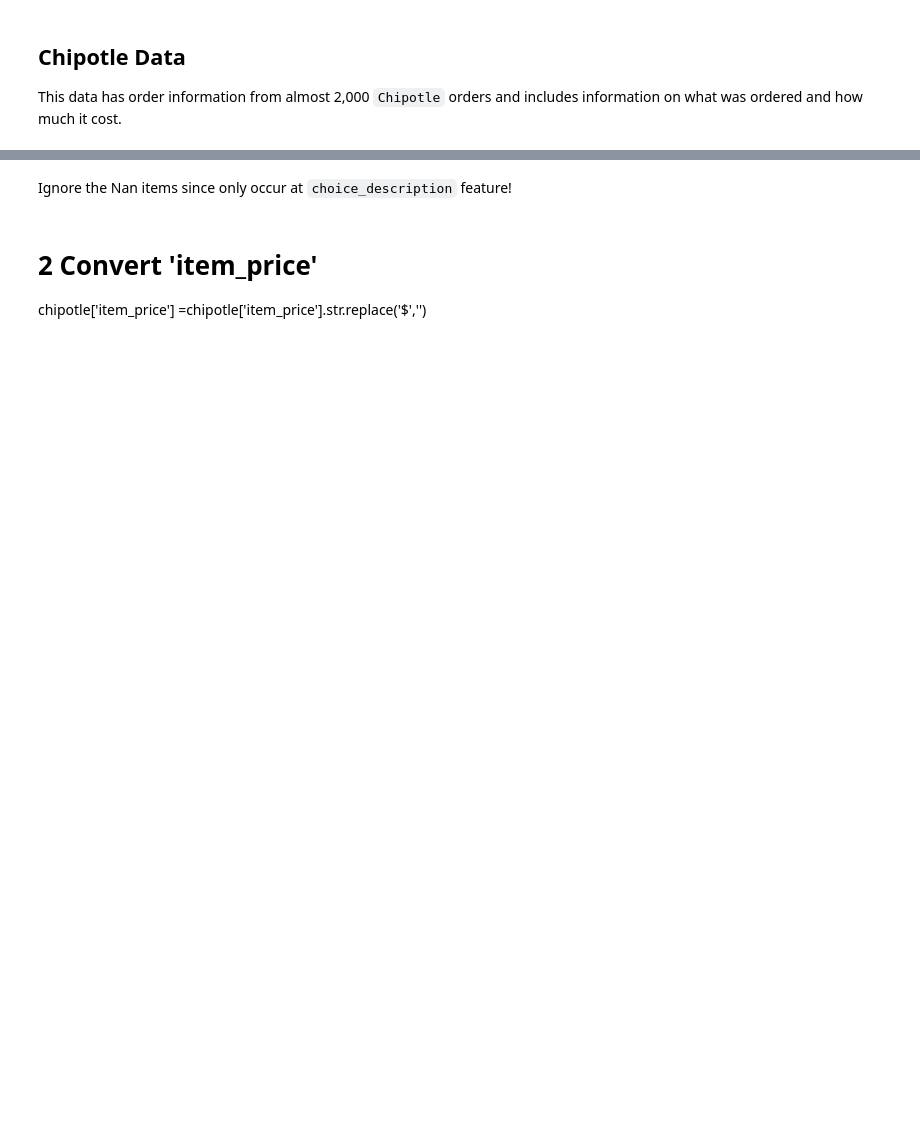
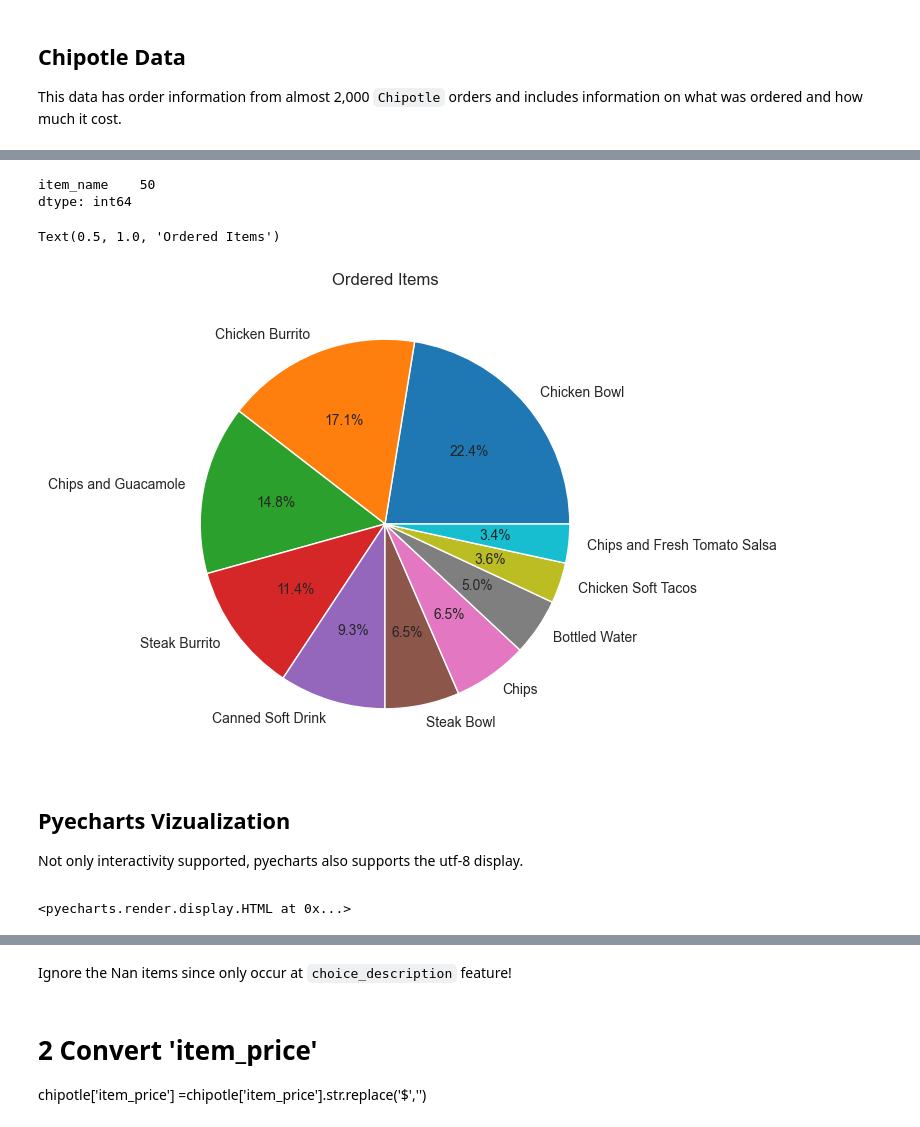
Before and after one commit to cchuang2009/2024, a Jupyter notebook: 2024-2/AI/Week_12.ipynb, the cells around one changed output, grey strips where cells are left out. Cells and saved outputs as stored; diff of their text form; code cells hidden in the pictures; blank space fills up the shorter version.

Commit message:
display pyecharts

```diff
--- a/2024-2/AI/Week_12.ipynb
+++ b/2024-2/AI/Week_12.ipynb
@@ -73,0 +117,6 @@ chipotle['item_name'].value_counts()
+# %%
+# how many kind of orders are ther?
+chipotle[['item_name']].nunique()
+# %% [output]
+item_name    50
+dtype: int64
@@ -73,0 +130,11 @@ chipotle['item_name'].value_counts()
+# %%
+# Calculate value counts
+counts = chipotle['item_name'].value_counts()
+
+#sns.set_style("whitegrid")
+plt.figure(figsize=(6,6))
+plt.pie(counts[:10], labels=counts.index[:10], autopct='%1.1f%%')
+plt.title('Ordered Items')
+# %% [output]
+Text(0.5, 1.0, 'Ordered Items')
+[figure, added]
@@ -73,0 +150,7 @@ chipotle['item_name'].value_counts()
+# %% [markdown]
+Pyecharts Vizualization
+---
+
+<font size=+1>
+
+Not only interactivity supported, pyecharts also supports the utf-8 display.
@@ -73,0 +164,17 @@ chipotle['item_name'].value_counts()
+# %%
+c=(
+    Pie()
+    .add("", dataset,
+         radius=["45%", "75%"],
+         center=["45%", "50%"],
+         rosetype="radius",
+        )
+    .set_series_opts(label_opts=opts.LabelOpts(formatter="{b}: {c}"))
+    .set_global_opts(
+                     title_opts=opts.TitleOpts(title="Polularity of Items",pos_left="40%",),
+                     legend_opts=opts.LegendOpts(type_="scroll", pos_left="85%", orient="vertical")
+                    )
+)
+c.render_notebook()
+# %% [output]
+<pyecharts.render.display.HTML at 0x...>
```
Also changed, not shown: parts of 34 cells of this notebook, 1 other file.
